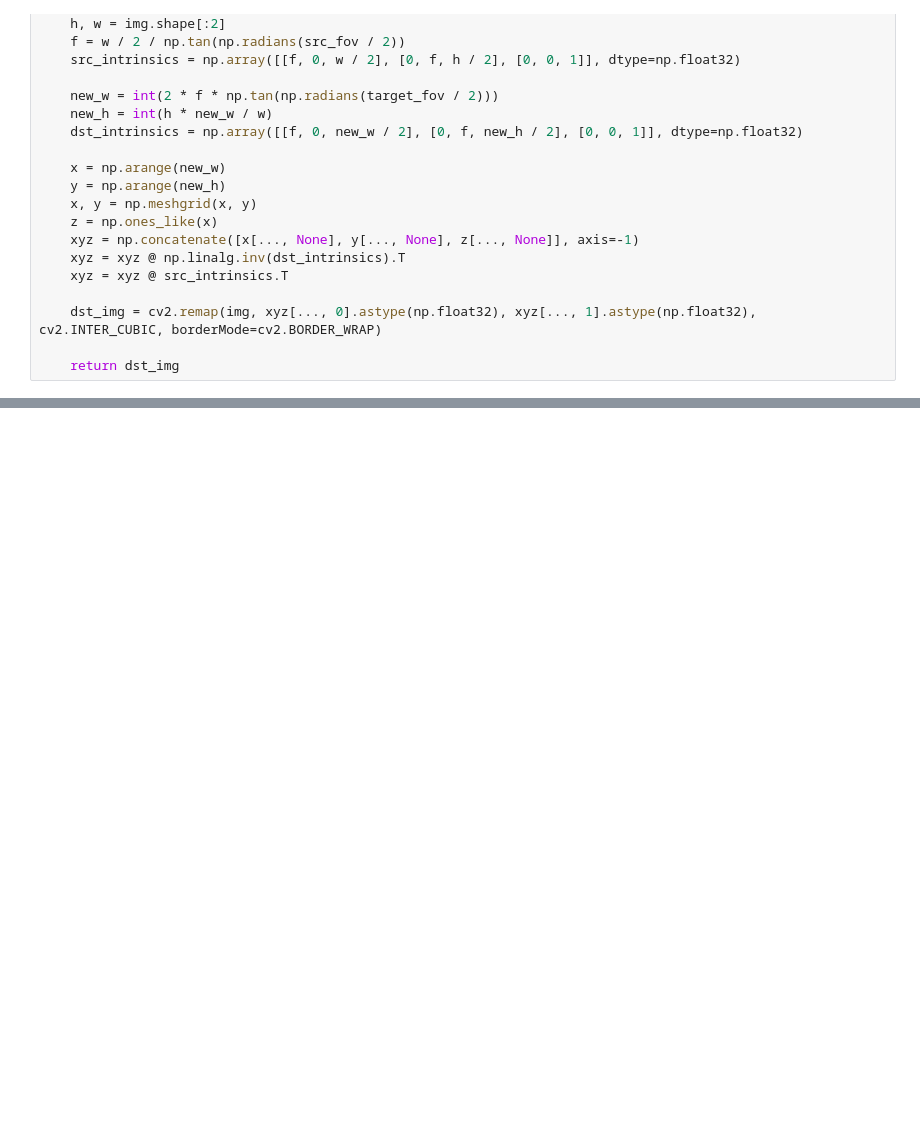
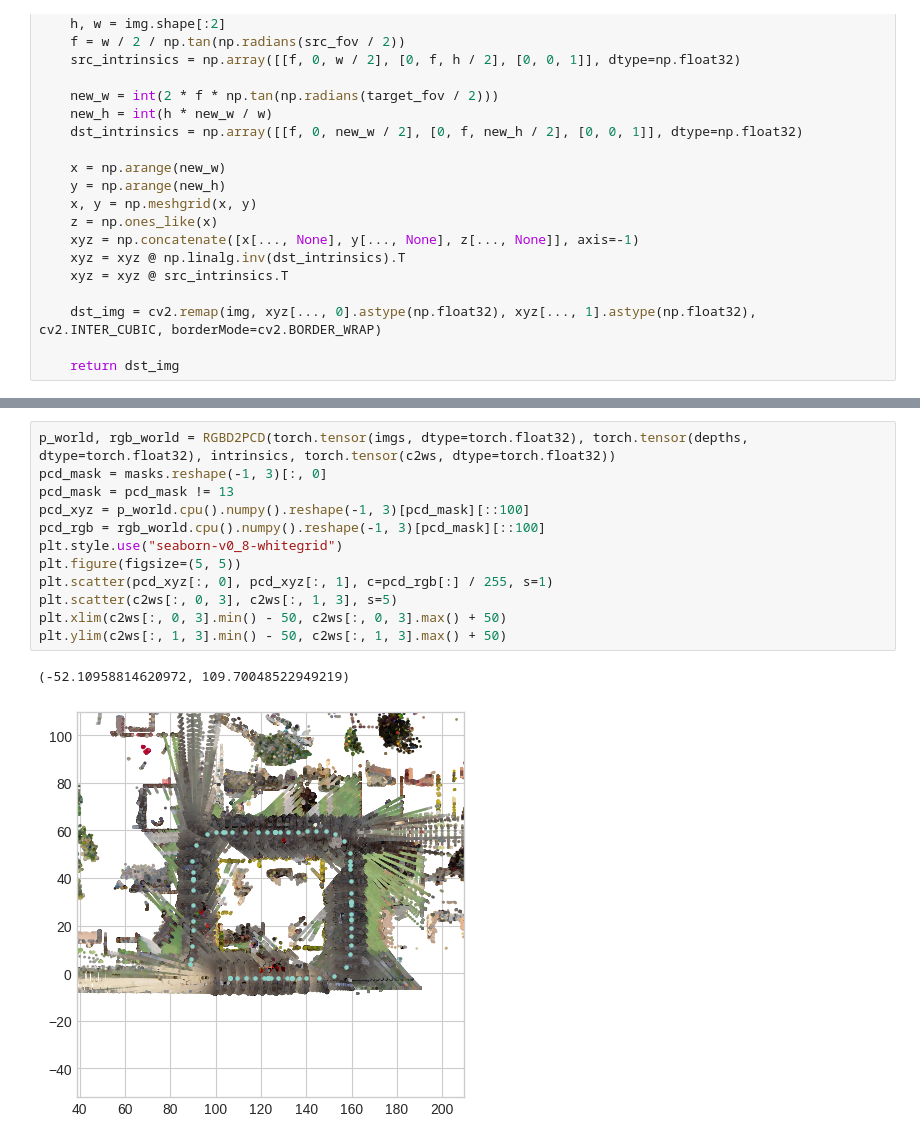
Before and after one commit to Linketic/TC-Light, a Jupyter notebook: notebooks/carla_analysis.ipynb, the cells around one changed output, grey strips where cells are left out. Saved outputs shown, nothing was run; the diff lists cells and outputs as text; blank space fills up the shorter version.

```diff
--- a/notebooks/carla_analysis.ipynb
+++ b/notebooks/carla_analysis.ipynb
@@ -130,0 +222,15 @@ plt.axis("off")
+# %%
+p_world, rgb_world = RGBD2PCD(torch.tensor(imgs, dtype=torch.float32), torch.tensor(depths, dtype=torch.float32), intrinsics, torch.tensor(c2ws, dtype=torch.float32))
+pcd_mask = masks.reshape(-1, 3)[:, 0]
+pcd_mask = pcd_mask != 13
+pcd_xyz = p_world.cpu().numpy().reshape(-1, 3)[pcd_mask][::100]
+pcd_rgb = rgb_world.cpu().numpy().reshape(-1, 3)[pcd_mask][::100]
+plt.style.use("seaborn-v0_8-whitegrid")
+plt.figure(figsize=(5, 5))
+plt.scatter(pcd_xyz[:, 0], pcd_xyz[:, 1], c=pcd_rgb[:] / 255, s=1)
+plt.scatter(c2ws[:, 0, 3], c2ws[:, 1, 3], s=5)
+plt.xlim(c2ws[:, 0, 3].min() - 50, c2ws[:, 0, 3].max() + 50)
+plt.ylim(c2ws[:, 1, 3].min() - 50, c2ws[:, 1, 3].max() + 50)
+# %% [output]
+(-52.10958814620972, 109.70048522949219)
+[figure, added]
```
Also changed, not shown: parts of 10 cells of this notebook.
